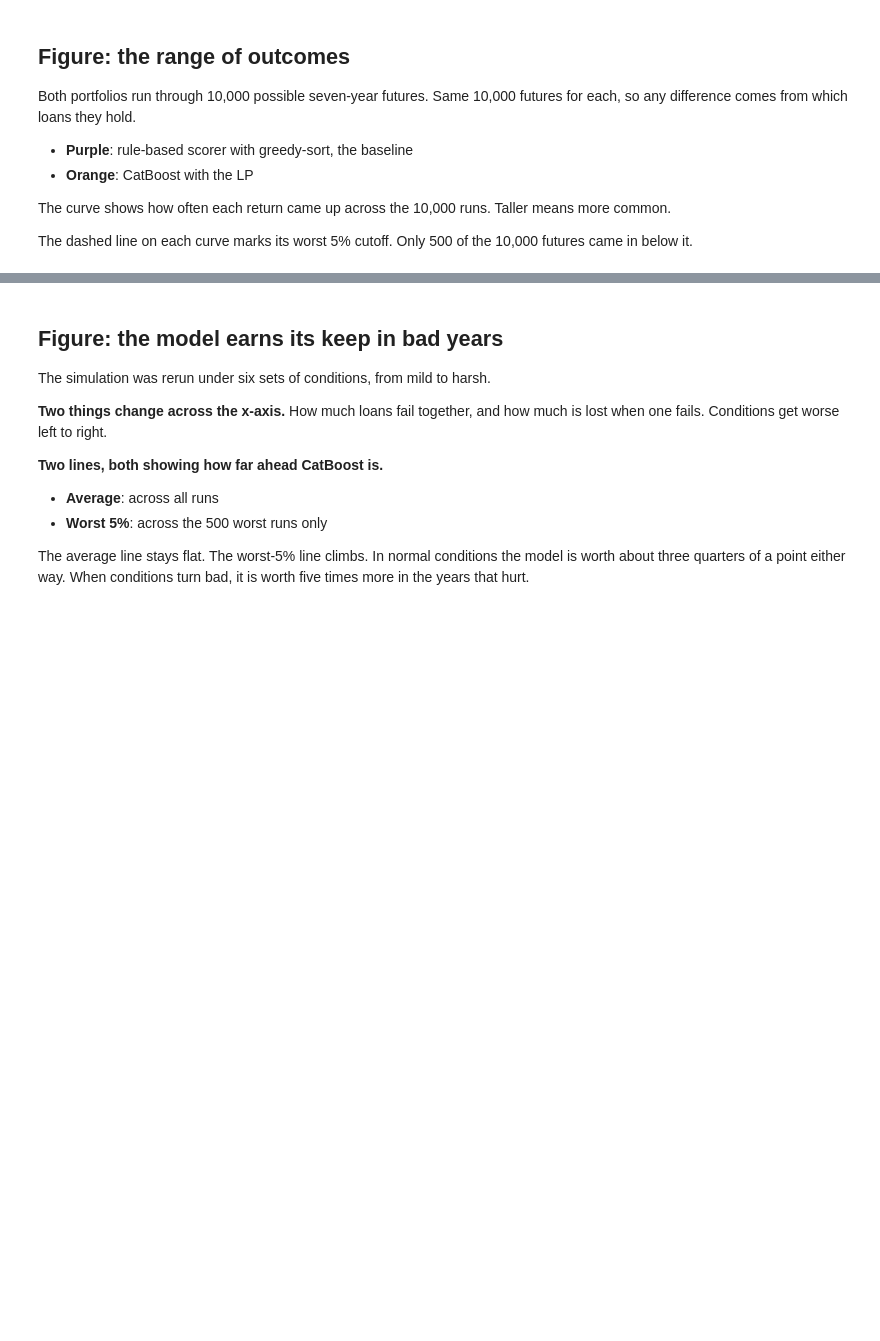
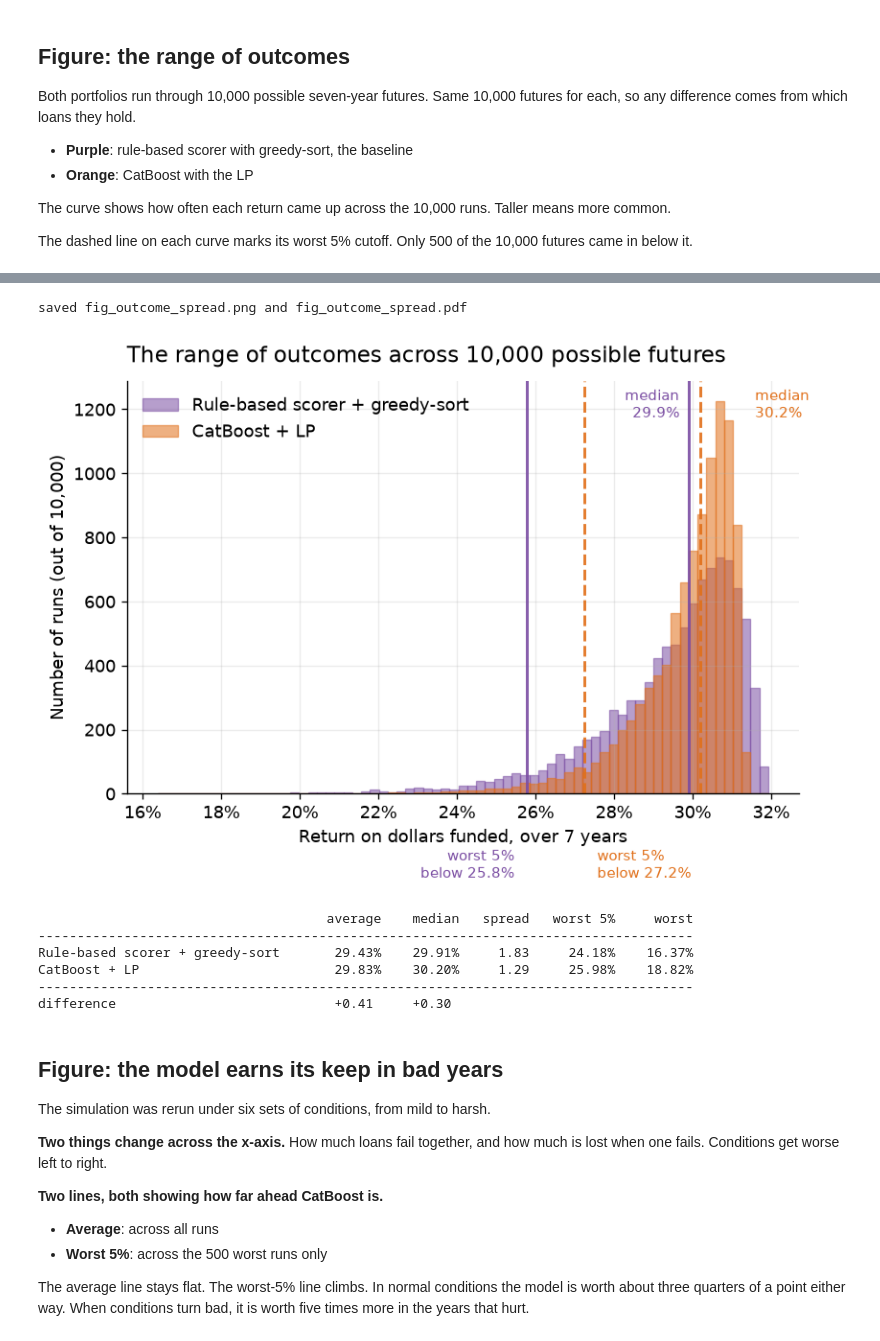
Before and after one commit to PhillipJRoman/loan-portfolio-optimization, a Jupyter notebook: ml-lp-sim/06_prod_viz.ipynb, the cells around one changed output, grey strips where cells are left out. Drawn from its saved outputs; the diff is of its cells as text; code cells hidden in the pictures; blank space fills up the shorter version.

```diff
--- a/ml-lp-sim/06_prod_viz.ipynb
+++ b/ml-lp-sim/06_prod_viz.ipynb
@@ -524,6 +534,84 @@ Rule-based scorer + greedy-sort       29.43%     1.83     24.18%    16.37%
 CatBoost + LP                         29.83%     1.29     25.98%    18.82%
 --------------------------------------------------------------------------
 difference                            +0.41
+# %%
+BASE = "rule_greedy_return"
+PROP = "cat_lp"
+
+r_base = sim_returns[BASE].to_numpy()
+r_prop = sim_returns[PROP].to_numpy()
+
+fig, ax = plt.subplots(figsize=(7, 5))
+
+lo = min(r_base.min(), r_prop.min())
+hi = max(r_base.max(), r_prop.max())
+bins = np.linspace(lo, hi, 70)
+
+for r, s, label in [(r_base, SCORE["rule"], "Rule-based scorer + greedy-sort"),
+                    (r_prop, SCORE["cat"], "CatBoost + LP")]:
+    ax.hist(r, bins=bins, color=s["color"], alpha=0.55,
+            edgecolor=s["color"], lw=0.8, label=label)
+
+    is_cat = s is SCORE["cat"]
+    cut = np.percentile(r, 5)
+    med = np.median(r)
+
+    # purple lines solid, orange lines dashed. both of a color share one style.
+    ls = "--" if is_cat else "-"
+    ax.axvline(cut, color=s["color"], ls=ls, lw=1.8, alpha=0.9)
+    ax.axvline(med, color=s["color"], ls=ls, lw=1.8, alpha=0.9)
+
+cut_base = np.percentile(r_base, 5)
+cut_prop = np.percentile(r_prop, 5)
+med_base = np.median(r_base)
+med_prop = np.median(r_prop)
+
+# worst-5% labels: below the axis, pushed apart
+ax.annotate(f"worst 5%\nbelow {cut_base:.1f}%",
+            xy=(cut_base, 0), xytext=(-8, -34), textcoords="offset points",
+            ha="right", va="top", fontsize=9, color=SCORE["rule"]["color"])
+ax.annotate(f"worst 5%\nbelow {cut_prop:.1f}%",
+            xy=(cut_prop, 0), xytext=(8, -34), textcoords="offset points",
+            ha="left", va="top", fontsize=9, color=SCORE["cat"]["color"])
+
+# median labels: at the top of each line. orange pushed further right to clear purple.
+ymax = ax.get_ylim()[1]
+ax.annotate(f"median\n{med_base:.1f}%",
+            xy=(med_base, ymax), xytext=(-6, -4), textcoords="offset points",
+            ha="right", va="top", fontsize=9, color=SCORE["rule"]["color"])
+ax.annotate(f"median\n{med_prop:.1f}%",
+            xy=(med_prop, ymax), xytext=(34, -4), textcoords="offset points",
+            ha="left", va="top", fontsize=9, color=SCORE["cat"]["color"])
+
+ax.set_xlabel("Return on dollars funded, over 7 years")
+ax.set_ylabel("Number of runs (out of 10,000)")
+ax.xaxis.set_major_formatter(FuncFormatter(lambda v, _: f"{v:.0f}%"))
+ax.set_title("The range of outcomes across 10,000 possible futures",
+             loc="left", fontsize=14, pad=12)
+ax.legend(loc="upper left", framealpha=0.9)
+
+plt.tight_layout()
+save(fig, "fig_outcome_spread")
+plt.show()
+
+print(f"{'':34} {'average':>9} {'median':>9} {'spread':>8} {'worst 5%':>10} {'worst':>9}")
+print("-" * 84)
+for r, label in [(r_base, "Rule-based scorer + greedy-sort"),
+                 (r_prop, "CatBoost + LP")]:
+    cut = np.percentile(r, 5)
+    print(f"{label:34} {r.mean():>8.2f}% {np.median(r):>8.2f}% {r.std():>8.2f} "
+          f"{r[r <= cut].mean():>9.2f}% {r.min():>8.2f}%")
+print("-" * 84)
+print(f"{'difference':34} {r_prop.mean()-r_base.mean():>+8.2f}  {med_prop-med_base:>+8.2f}")
+# %% [output]
+saved fig_outcome_spread.png and fig_outcome_spread.pdf
+[figure, added]
+                                     average    median   spread   worst 5%     worst
+------------------------------------------------------------------------------------
+Rule-based scorer + greedy-sort       29.43%    29.91%     1.83     24.18%    16.37%
+CatBoost + LP                         29.83%    30.20%     1.29     25.98%    18.82%
+------------------------------------------------------------------------------------
+difference                            +0.41     +0.30
 # %% [markdown]
 ## Figure: the model earns its keep in bad years
 
```
Also changed, not shown: parts of 5 cells of this notebook, 9 other files.
